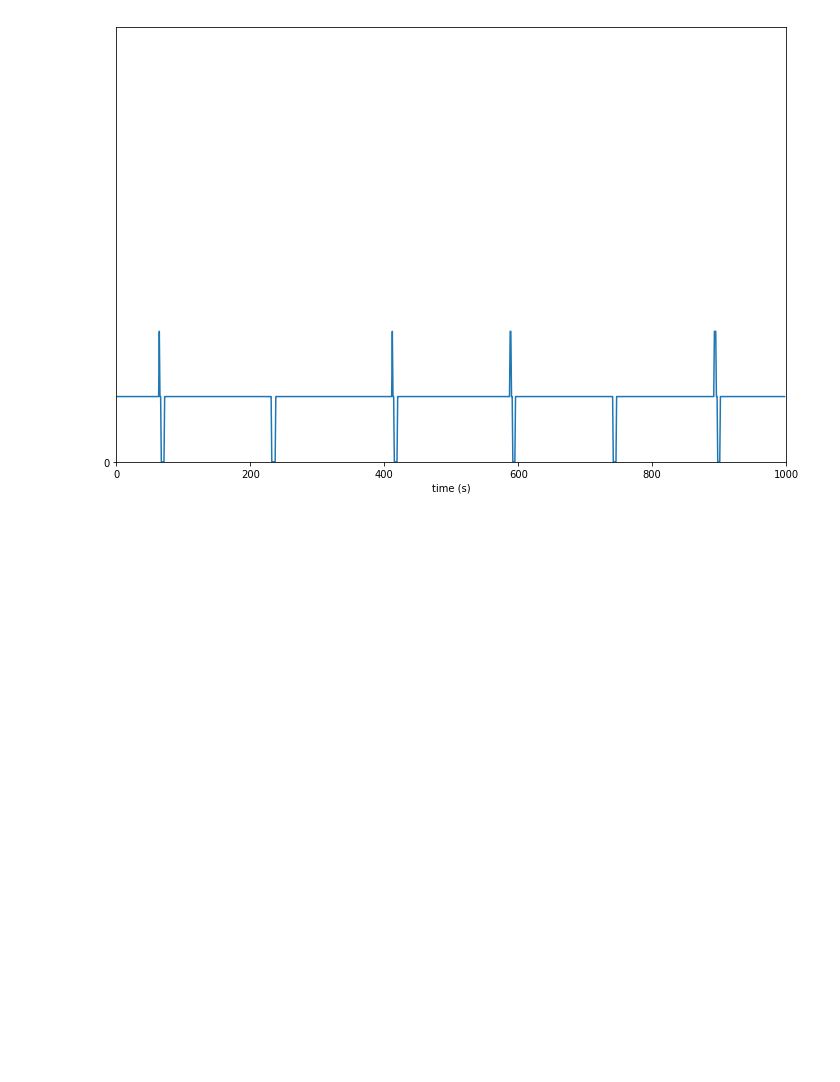
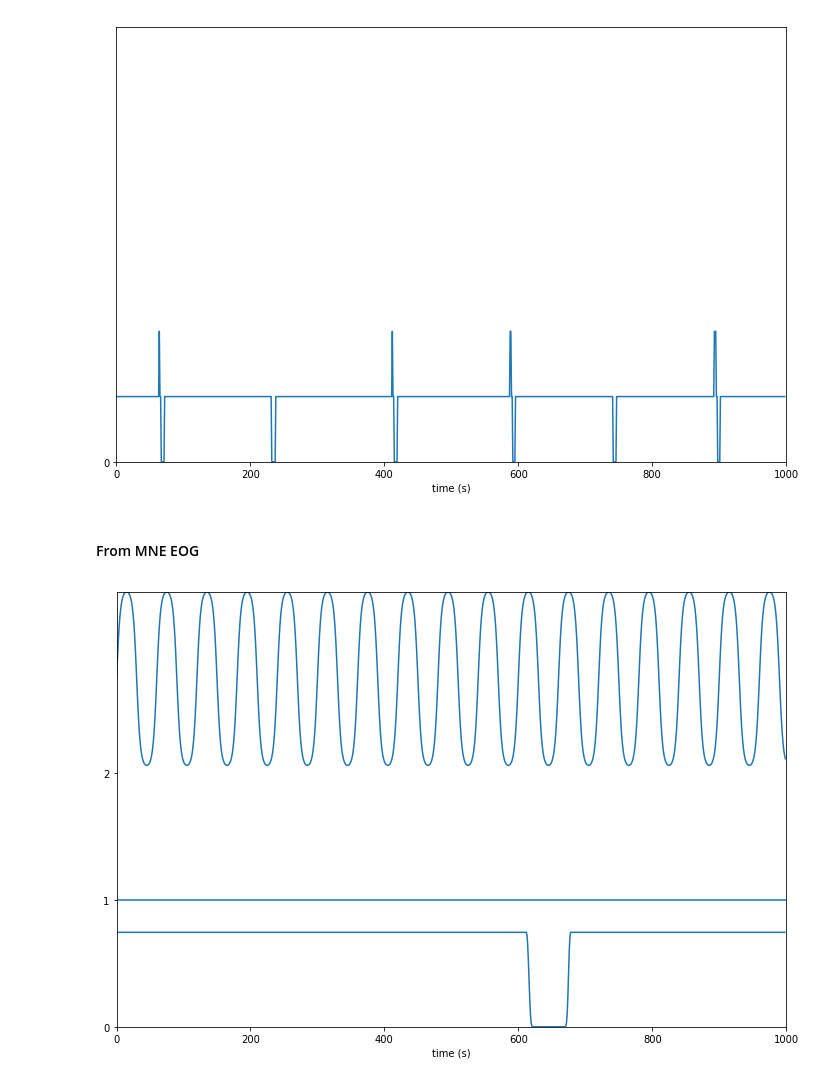
Before and after one commit to DanielLongo/NeuralFill, a Jupyter notebook: visualize/visualize_artifacts.ipynb, the cells around one changed output. Saved outputs shown, nothing was run; the diff lists cells and outputs as text; code cells hidden in the pictures; blank space fills up the shorter version.

```diff
--- a/visualize/visualize_artifacts.ipynb
+++ b/visualize/visualize_artifacts.ipynb
@@ -181,3 +183,5 @@ sample = dataset[5]
 stacklineplot.stackplot(sample, yscale=.3)
 # %% [output]
 [figure]
+# %% [markdown]
+#### From MNE EOG
@@ -183,0 +193,10 @@ stacklineplot.stackplot(sample, yscale=.3)
+# %%
+artifacts = SyntheticArtifiactsLabeled1c(3)
+dead_electrode = artifacts[0][0]
+noise_60hz = artifacts[1][0]
+eye_mvmt = artifacts[2][0]
+all_artifacts = np.vstack((eye_mvmt, dead_electrode, noise_60hz))
+# %%
+stacklineplot.stackplot(all_artifacts)
+# %% [output]
+[figure, added]
```
Also changed, not shown: parts of 8 cells of this notebook, 8 other files.
